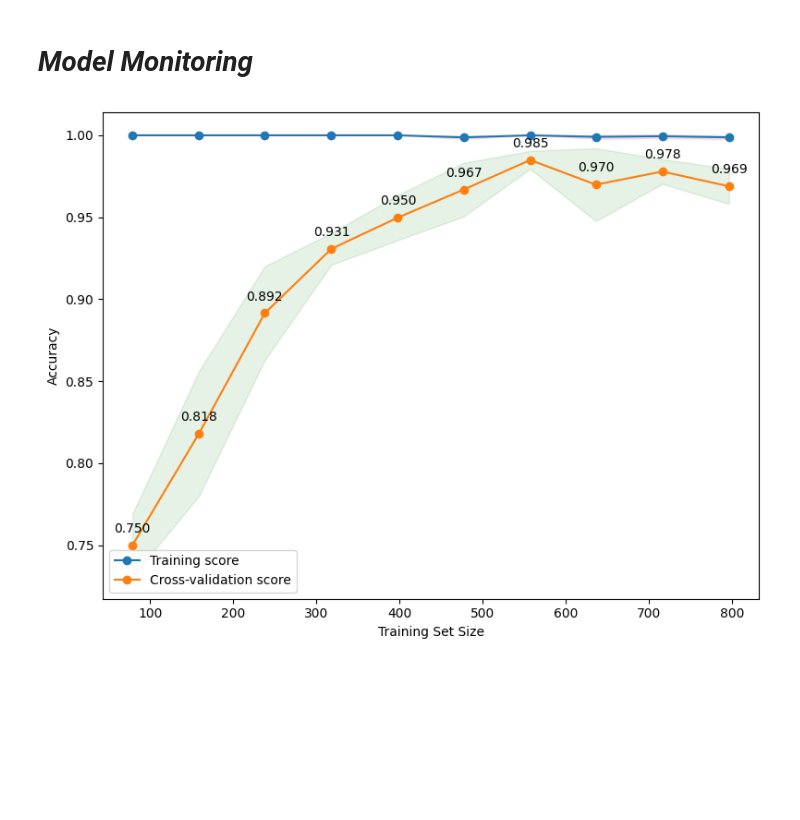
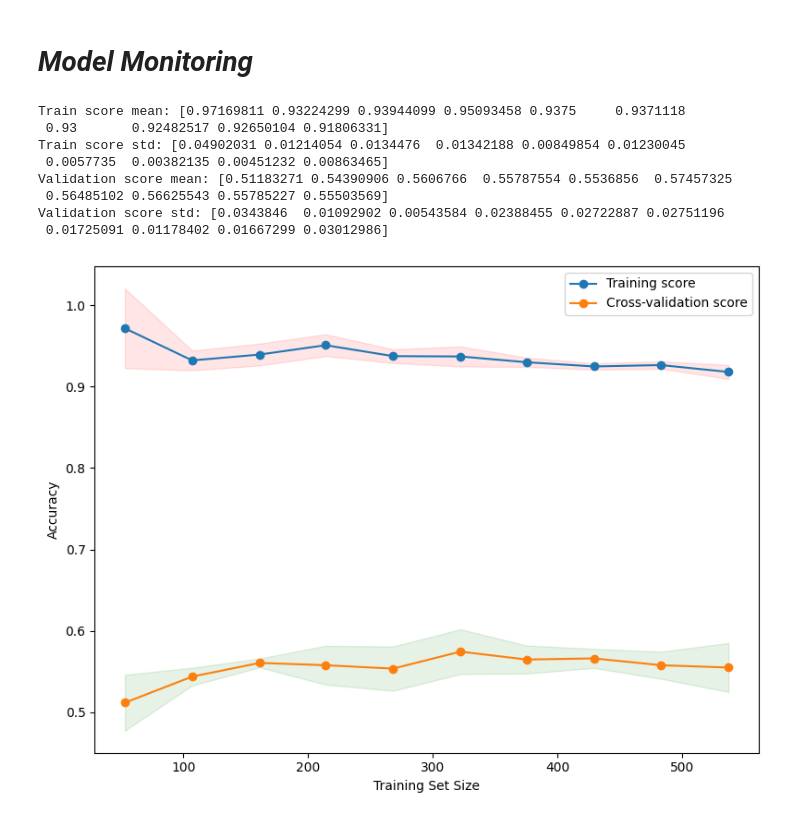
Before and after one commit to Ramtin-Karbaschi/BehaviorDetection_and_MobileMarketAnalysis, a Jupyter notebook: Part1/Behavior_Detection.ipynb, the cells around one changed output. Saved outputs shown, nothing was run; the diff lists cells and outputs as text; code cells hidden in the pictures; blank space fills up the shorter version.

```diff
--- a/Part1/Behavior_Detection.ipynb
+++ b/Part1/Behavior_Detection.ipynb
@@ -219,9 +200,10 @@ df_2 = pd.DataFrame(acceleration_features)
 # %%
-# Combine two data sets based on ID column
-df = pd.merge(df_1, df_2, on='id', how='inner')
+# Combine two data sets based on ID column (only for training data)
+df_train = pd.merge(df_1[df_1['id'].isin(train_ids)], df_2_train, on='id', how='inner')
+df_test = pd.merge(df_1[df_1['id'].isin(test_ids)], df_2_test, on='id', how='inner')
 
 # Check the data information
-df.info()
-df.describe()
+df_train.info()
+df_test.info()
 # %% [output]
 <class 'pandas.core.frame.DataFrame'>
@@ -329 +406,8 @@ np.int64(0)
+# %%
+# Balance the training data using SMOTE
+smote = SMOTE(random_state=42, k_neighbors=3)
+
+# SMOTE with Tomek Links
+smote_tomek = SMOTETomek(random_state=42, smote=smote)
+X_train_resampled_tomek, y_train_resampled_tomek = smote_tomek.fit_resample(X_train_preprocessed, y_train_binned)
 # %% [markdown]
@@ -445,38 +515,37 @@ plt.show()
 # %% [markdown]
 # ***Model Monitoring***
 # %%
-
-train_sizes, train_scores, val_scores = learning_curve(best_model, X, y, cv=5, scoring='accuracy', train_sizes=np.linspace(0.1, 1, 10), n_jobs=-1)
+# Learning Curve
+train_sizes, train_scores, val_scores = learning_curve(best_model, X_train_preprocessed, y_train_binned, cv=4, scoring='accuracy', train_sizes=np.linspace(0.1, 1, 10), n_jobs=-1)
 train_scores_mean = np.mean(train_scores, axis=1)
 train_scores_std = np.std(train_scores, axis=1)
 val_scores_mean = np.mean(val_scores, axis=1)
 val_scores_std = np.std(val_scores, axis=1)
 
-# Display plot for visualization
+print(f'Train score mean: {train_scores_mean}')
+print(f'Train score std: {train_scores_std}')
+print(f'Validation score mean: {val_scores_mean}')
+print(f'Validation score std: {val_scores_std}')
+
 plt.figure(figsize=(8, 6))
 plt.plot(train_sizes, train_scores_mean, label='Training score', marker='o')
 plt.plot(train_sizes, val_scores_mean, label='Cross-validation score', marker='o')
-
-# Fill the area around the line plots to show the variance of the scores
-plt.fill_between(train_sizes,
-                 train_scores_mean - train_scores_std,
-                 train_scores_mean + train_scores_std,
-                 alpha=0.1, color="r")
-plt.fill_between(train_sizes,
-                 val_scores_mean - val_scores_std,
-                 val_scores_mean + val_scores_std,
-                 alpha=0.1, color="g")
-
-# Annotate scores on the plot
-for i, score in enumerate(val_scores_mean):
-    plt.annotate(f'{score:.3f}', (train_sizes[i], score), textcoords="offset points", xytext=(0,10), ha='center')
-
+plt.fill_between(train_sizes, train_scores_mean - train_scores_std, train_scores_mean + train_scores_std, alpha=0.1, color="r")
+plt.fill_between(train_sizes, val_scores_mean - val_scores_std, val_scores_mean + val_scores_std, alpha=0.1, color="g")
 plt.xlabel('Training Set Size')
 plt.ylabel('Accuracy')
 plt.legend(loc='best')
 plt.tight_layout()
 plt.show()
 # %% [output]
+Train score mean: [0.97169811 0.93224299 0.93944099 0.95093458 0.9375     0.9371118
+ 0.93       0.92482517 0.92650104 0.91806331]
+Train score std: [0.04902031 0.01214054 0.0134476  0.01342188 0.00849854 0.01230045
+ 0.0057735  0.00382135 0.00451232 0.00863465]
+Validation score mean: [0.51183271 0.54390906 0.5606766  0.55787554 0.5536856  0.57457325
+ 0.56485102 0.56625543 0.55785227 0.55503569]
+Validation score std: [0.0343846  0.01092902 0.00543584 0.02388455 0.02722887 0.02751196
+ 0.01725091 0.01178402 0.01667299 0.03012986]
-[figure, old version]
+[figure, new version]
 # %%
 # Precision-Recall curve
```
Also changed, not shown: parts of 28 cells of this notebook, 2 other files.
